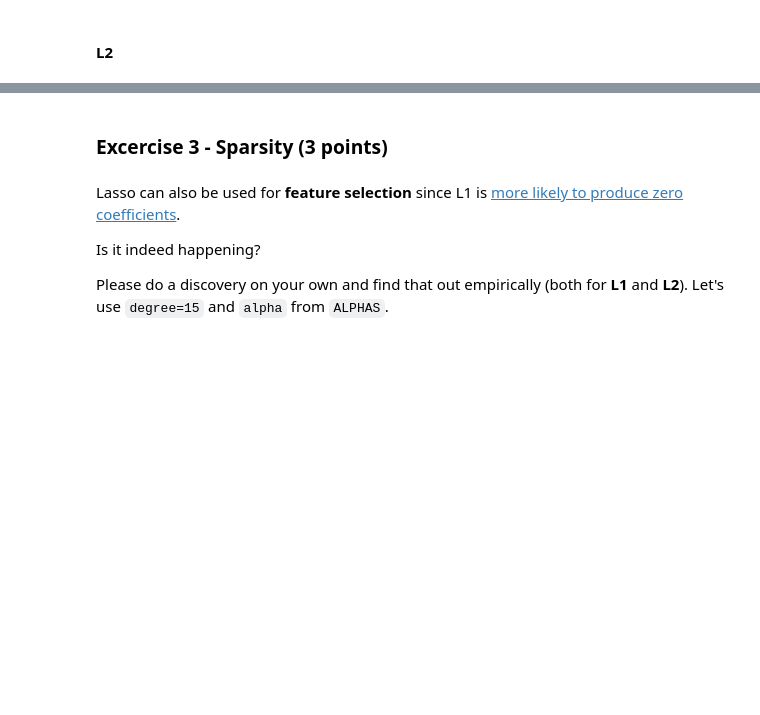
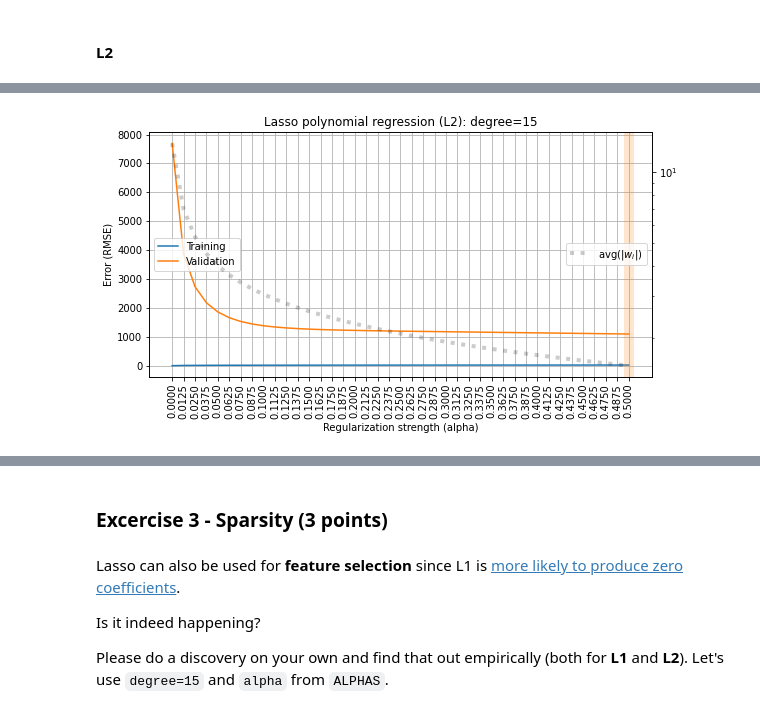
Before and after one commit to Chewye/RSS_ml-intro, a Jupyter notebook: overfitting_regularization.ipynb, the cells around one changed output, grey strips where cells are left out. Saved outputs shown, nothing was run; the diff lists cells and outputs as text; code cells hidden in the pictures; blank space fills up the shorter version.

```diff
--- a/overfitting_regularization.ipynb
+++ b/overfitting_regularization.ipynb
@@ -318,0 +425,14 @@ Please do a discovery on your own and find that out empirically (both for **L1**
+# %%
+rmse_train, rmse_valid, avg_coef = [], [], []
+for alpha in ALPHAS:
+    result = make_model(degree=15, columns=col, penalty='L2', alpha=alpha).fit(X_train, y_train)
+    rmse_train.append(rmse(result.predict(X_train), y_train))
+    rmse_valid.append(rmse(result.predict(X_valid), y_valid))
+    avg_coef.append(np.mean(np.abs(result['reg'].coef_)))
+
+plot_fitting_graph(ALPHAS, rmse_train, rmse_valid,
+                   xlabel='Regularization strength (alpha)', ylabel='Error (RMSE)',
+                   custom_metric=avg_coef, custom_label='avg(|$w_i$|)',
+                   title='Lasso polynomial regression (L2): degree=15')
+# %% [output]
+[figure, added]
```
Also changed, not shown: parts of 43 cells of this notebook.
